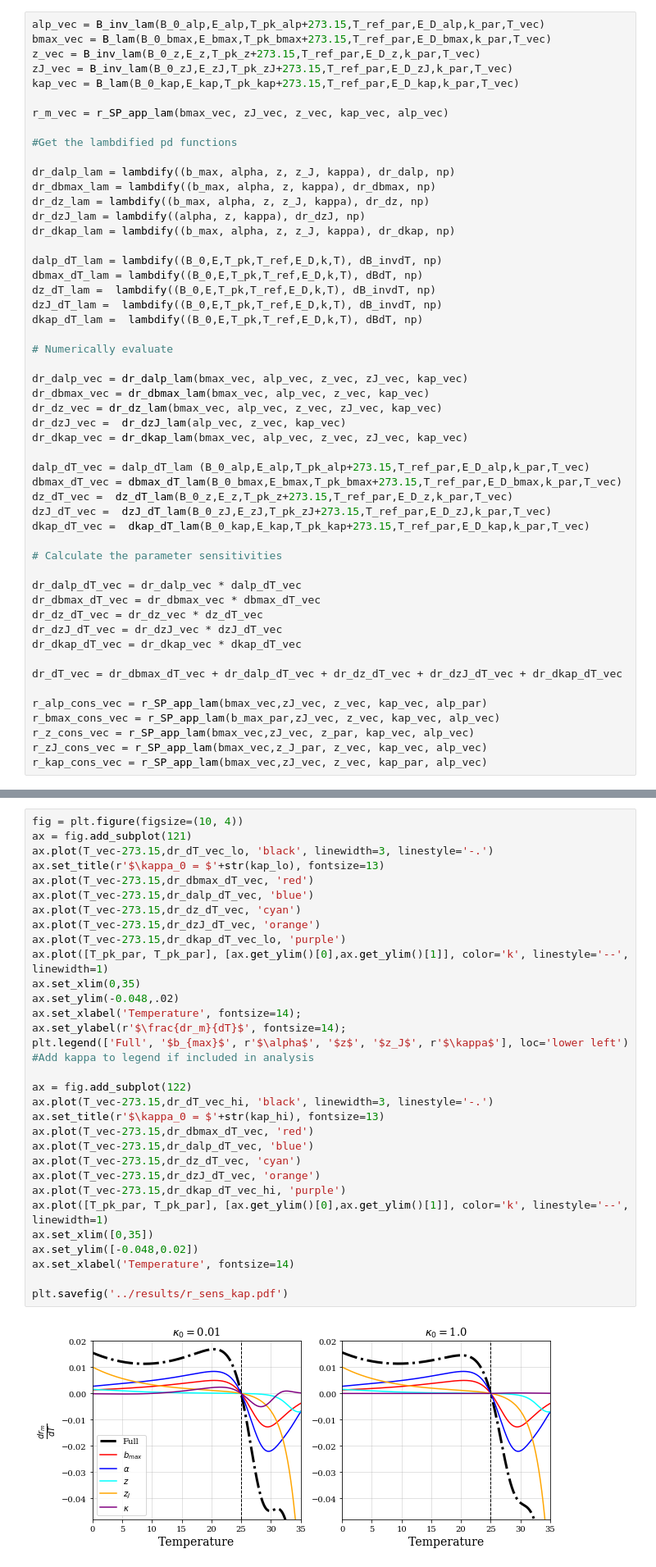
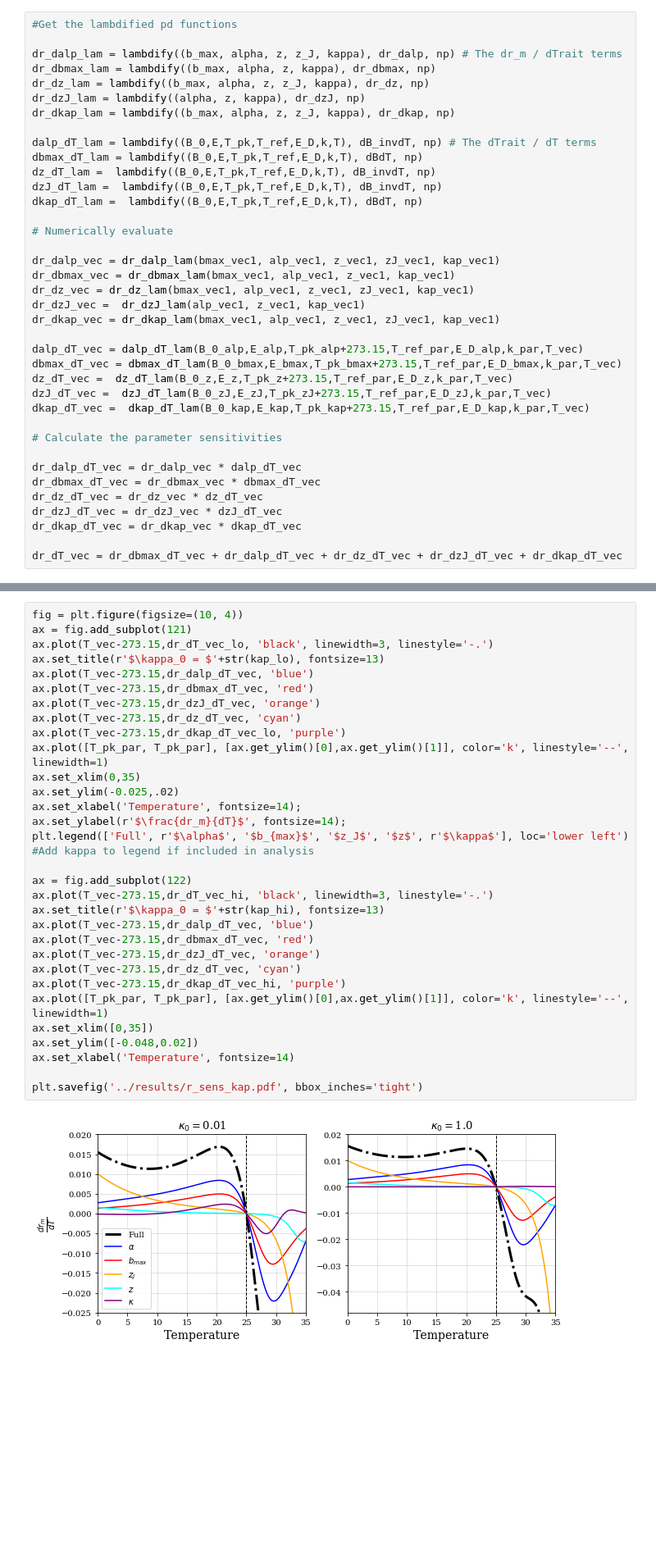
Before and after one commit to EcoEngLab/TraitMismatchPaper-main, a Jupyter notebook: code/TraitMismatch_SI.ipynb, the cells around one changed output, grey strips where cells are left out. Shown at 82% size. Drawn from its saved outputs; the diff is of its cells as text; blank space fills up the shorter version.

```diff
--- a/code/TraitMismatch_SI.ipynb
+++ b/code/TraitMismatch_SI.ipynb
@@ -505,23 +408,15 @@ dB_invdT =  diff(B_inv, T); simplify(dB_invdT)
 # %% [output]
 [figure]
 # %%
-alp_vec = B_inv_lam(B_0_alp,E_alp,T_pk_alp+273.15,T_ref_par,E_D_alp,k_par,T_vec)
-bmax_vec = B_lam(B_0_bmax,E_bmax,T_pk_bmax+273.15,T_ref_par,E_D_bmax,k_par,T_vec)
-z_vec = B_inv_lam(B_0_z,E_z,T_pk_z+273.15,T_ref_par,E_D_z,k_par,T_vec)
-zJ_vec = B_inv_lam(B_0_zJ,E_zJ,T_pk_zJ+273.15,T_ref_par,E_D_zJ,k_par,T_vec)
-kap_vec = B_lam(B_0_kap,E_kap,T_pk_kap+273.15,T_ref_par,E_D_kap,k_par,T_vec)
-
-r_m_vec = r_SP_app_lam(bmax_vec, zJ_vec, z_vec, kap_vec, alp_vec)
-
 #Get the lambdified pd functions
 
-dr_dalp_lam = lambdify((b_max, alpha, z, z_J, kappa), dr_dalp, np)
+dr_dalp_lam = lambdify((b_max, alpha, z, z_J, kappa), dr_dalp, np) # The dr_m / dTrait terms
 dr_dbmax_lam = lambdify((b_max, alpha, z, kappa), dr_dbmax, np)
 dr_dz_lam = lambdify((b_max, alpha, z, z_J, kappa), dr_dz, np)
 dr_dzJ_lam = lambdify((alpha, z, kappa), dr_dzJ, np)
 dr_dkap_lam = lambdify((b_max, alpha, z, z_J, kappa), dr_dkap, np)
 
-dalp_dT_lam = lambdify((B_0,E,T_pk,T_ref,E_D,k,T), dB_invdT, np)
+dalp_dT_lam = lambdify((B_0,E,T_pk,T_ref,E_D,k,T), dB_invdT, np) # The dTrait / dT terms
 dbmax_dT_lam = lambdify((B_0,E,T_pk,T_ref,E_D,k,T), dBdT, np)
 dz_dT_lam =  lambdify((B_0,E,T_pk,T_ref,E_D,k,T), dB_invdT, np)
 dzJ_dT_lam =  lambdify((B_0,E,T_pk,T_ref,E_D,k,T), dB_invdT, np)
@@ -529,13 +424,13 @@ dkap_dT_lam =  lambdify((B_0,E,T_pk,T_ref,E_D,k,T), dBdT, np)
 
 # Numerically evaluate
 
-dr_dalp_vec = dr_dalp_lam(bmax_vec, alp_vec, z_vec, zJ_vec, kap_vec)
-dr_dbmax_vec = dr_dbmax_lam(bmax_vec, alp_vec, z_vec, kap_vec)
-dr_dz_vec = dr_dz_lam(bmax_vec, alp_vec, z_vec, zJ_vec, kap_vec)
-dr_dzJ_vec =  dr_dzJ_lam(alp_vec, z_vec, kap_vec)
-dr_dkap_vec = dr_dkap_lam(bmax_vec, alp_vec, z_vec, zJ_vec, kap_vec)
+dr_dalp_vec = dr_dalp_lam(bmax_vec1, alp_vec1, z_vec1, zJ_vec1, kap_vec1)
+dr_dbmax_vec = dr_dbmax_lam(bmax_vec1, alp_vec1, z_vec1, kap_vec1)
+dr_dz_vec = dr_dz_lam(bmax_vec1, alp_vec1, z_vec1, zJ_vec1, kap_vec1)
+dr_dzJ_vec =  dr_dzJ_lam(alp_vec1, z_vec1, kap_vec1)
+dr_dkap_vec = dr_dkap_lam(bmax_vec1, alp_vec1, z_vec1, zJ_vec1, kap_vec1)
 
-dalp_dT_vec = dalp_dT_lam (B_0_alp,E_alp,T_pk_alp+273.15,T_ref_par,E_D_alp,k_par,T_vec)
+dalp_dT_vec = dalp_dT_lam(B_0_alp,E_alp,T_pk_alp+273.15,T_ref_par,E_D_alp,k_par,T_vec)
 dbmax_dT_vec = dbmax_dT_lam(B_0_bmax,E_bmax,T_pk_bmax+273.15,T_ref_par,E_D_bmax,k_par,T_vec)
 dz_dT_vec =  dz_dT_lam(B_0_z,E_z,T_pk_z+273.15,T_ref_par,E_D_z,k_par,T_vec)
 dzJ_dT_vec =  dzJ_dT_lam(B_0_zJ,E_zJ,T_pk_zJ+273.15,T_ref_par,E_D_zJ,k_par,T_vec)
@@ -550,9 +445,3 @@ dr_dzJ_dT_vec = dr_dzJ_vec * dzJ_dT_vec
 dr_dkap_dT_vec = dr_dkap_vec * dkap_dT_vec
 
 dr_dT_vec = dr_dbmax_dT_vec + dr_dalp_dT_vec + dr_dz_dT_vec + dr_dzJ_dT_vec + dr_dkap_dT_vec
-
-r_alp_cons_vec = r_SP_app_lam(bmax_vec,zJ_vec, z_vec, kap_vec, alp_par)
-r_bmax_cons_vec = r_SP_app_lam(b_max_par,zJ_vec, z_vec, kap_vec, alp_vec)
-r_z_cons_vec = r_SP_app_lam(bmax_vec,zJ_vec, z_par, kap_vec, alp_vec)
-r_zJ_cons_vec = r_SP_app_lam(bmax_vec,z_J_par, z_vec, kap_vec, alp_vec)
-r_kap_cons_vec = r_SP_app_lam(bmax_vec,zJ_vec, z_vec, kap_par, alp_vec)
@@ -913,36 +929,36 @@ dr_dT_A_vec_hi = dr_dbmax_dT_vec + dr_dz_dT_vec + dr_dkap_dT_vec_hi
 # %%
 fig = plt.figure(figsize=(10, 4))
 ax = fig.add_subplot(121)
 ax.plot(T_vec-273.15,dr_dT_vec_lo, 'black', linewidth=3, linestyle='-.')
 ax.set_title(r'$\kappa_0 = $'+str(kap_lo), fontsize=13)
+ax.plot(T_vec-273.15,dr_dalp_dT_vec, 'blue')
 ax.plot(T_vec-273.15,dr_dbmax_dT_vec, 'red')
-ax.plot(T_vec-273.15,dr_dalp_dT_vec, 'blue')
+ax.plot(T_vec-273.15,dr_dzJ_dT_vec, 'orange')
 ax.plot(T_vec-273.15,dr_dz_dT_vec, 'cyan')
-ax.plot(T_vec-273.15,dr_dzJ_dT_vec, 'orange')
 ax.plot(T_vec-273.15,dr_dkap_dT_vec_lo, 'purple')
 ax.plot([T_pk_par, T_pk_par], [ax.get_ylim()[0],ax.get_ylim()[1]], color='k', linestyle='--', linewidth=1)
 ax.set_xlim(0,35)
-ax.set_ylim(-0.048,.02)
+ax.set_ylim(-0.025,.02)
 ax.set_xlabel('Temperature', fontsize=14);
 ax.set_ylabel(r'$\frac{dr_m}{dT}$', fontsize=14);
-plt.legend(['Full', '$b_{max}$', r'$\alpha$', '$z$', '$z_J$', r'$\kappa$'], loc='lower left') #Add kappa to legend if included in analysis
+plt.legend(['Full', r'$\alpha$', '$b_{max}$', '$z_J$', '$z$', r'$\kappa$'], loc='lower left') #Add kappa to legend if included in analysis
 
 ax = fig.add_subplot(122)
 ax.plot(T_vec-273.15,dr_dT_vec_hi, 'black', linewidth=3, linestyle='-.')
 ax.set_title(r'$\kappa_0 = $'+str(kap_hi), fontsize=13)
+ax.plot(T_vec-273.15,dr_dalp_dT_vec, 'blue')
 ax.plot(T_vec-273.15,dr_dbmax_dT_vec, 'red')
-ax.plot(T_vec-273.15,dr_dalp_dT_vec, 'blue')
+ax.plot(T_vec-273.15,dr_dzJ_dT_vec, 'orange')
 ax.plot(T_vec-273.15,dr_dz_dT_vec, 'cyan')
-ax.plot(T_vec-273.15,dr_dzJ_dT_vec, 'orange')
 ax.plot(T_vec-273.15,dr_dkap_dT_vec_hi, 'purple')
 ax.plot([T_pk_par, T_pk_par], [ax.get_ylim()[0],ax.get_ylim()[1]], color='k', linestyle='--', linewidth=1)
 ax.set_xlim([0,35])
 ax.set_ylim([-0.048,0.02])
 ax.set_xlabel('Temperature', fontsize=14)
 
-plt.savefig('../results/r_sens_kap.pdf')
+plt.savefig('../results/r_sens_kap.pdf', bbox_inches='tight')
 # %% [output]
-[figure, old version]
+[figure, new version]
 # %% [markdown]
 As expected, in the case where baseline kappa ($\kappa_0$) is lower, maximum fecundity ($b_\text{max}$) becomes more important relative to $\kappa$, leaving the order of importance of the 5 traits the same as for the intermediate case ($\kappa_0 = 0.1$) upon which our main results are based.
 # %% [markdown]
```
Also changed, not shown: parts of 22 cells of this notebook, 1 other file.
